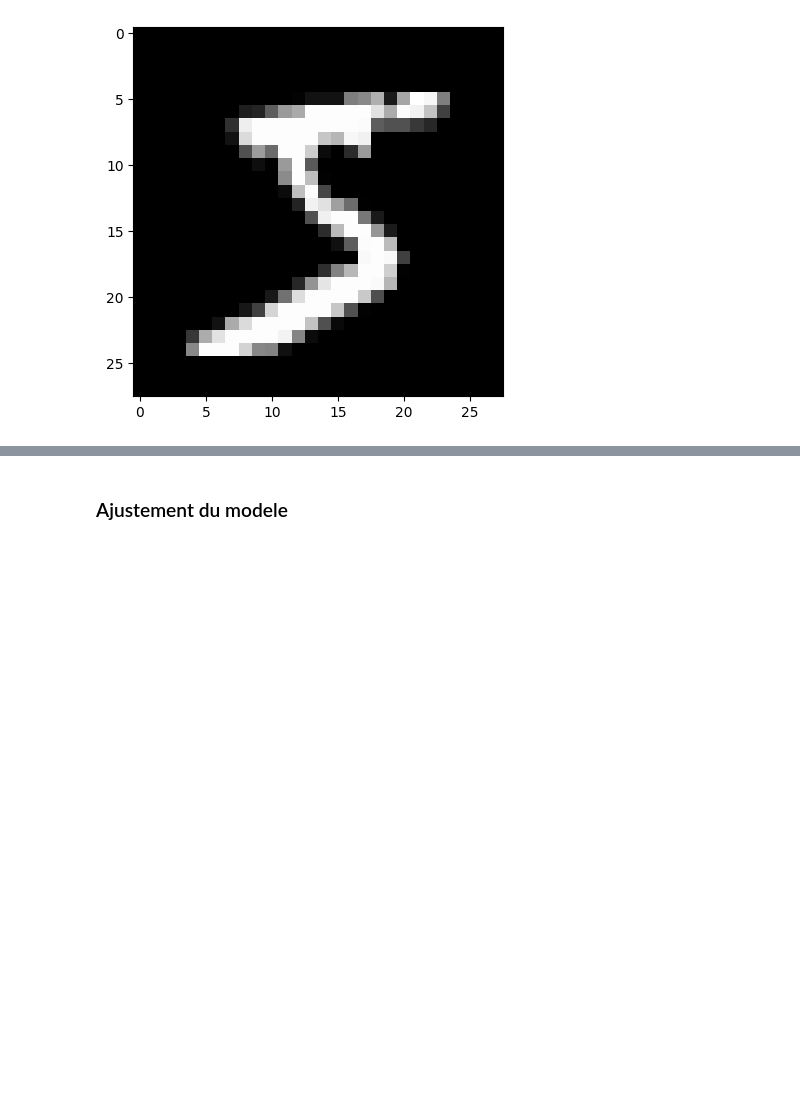
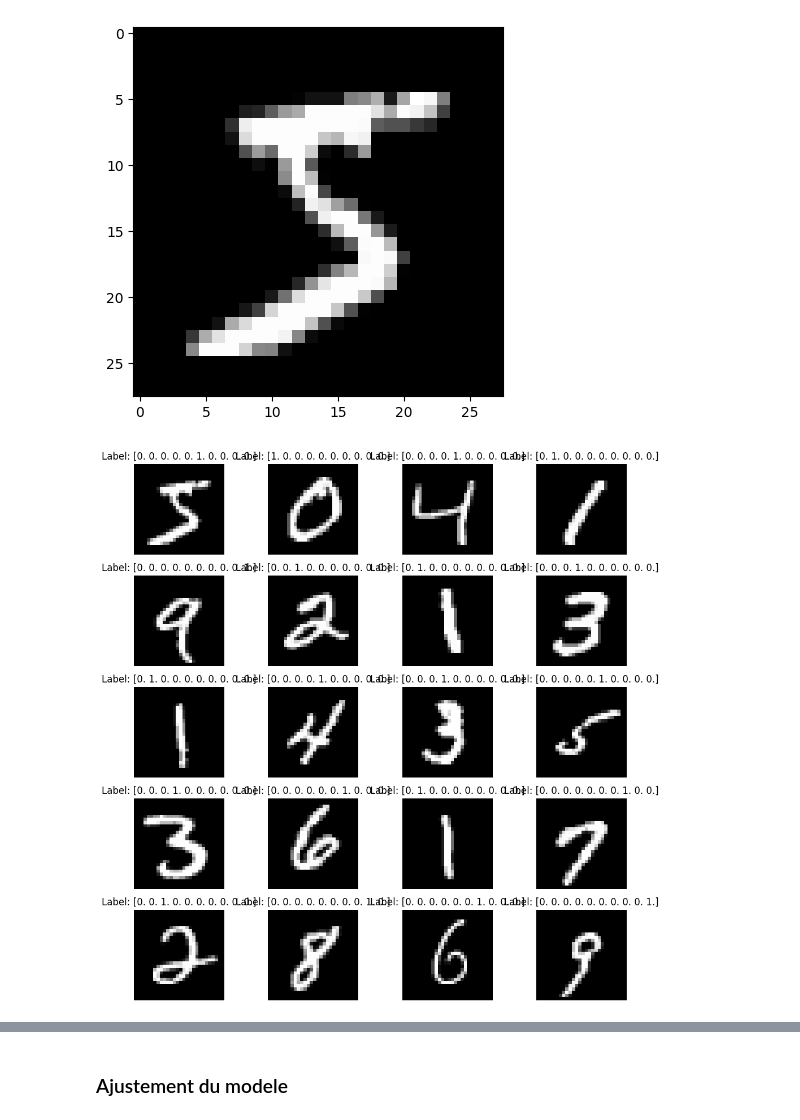
Before and after one commit to Abdkar95/Lab1_Deep_Learning_IRIS_V3, a Jupyter notebook: Lab2_.ipynb, the cells around one changed output, grey strips where cells are left out. Drawn from its saved outputs; the diff is of its cells as text; code cells hidden in the pictures; blank space fills up the shorter version.

```diff
--- a/Lab2_.ipynb
+++ b/Lab2_.ipynb
@@ -86,13 +86,15 @@ print("Label de l'image :", y_train[0])  # Affiche le label de l'image
 Label de l'image : [0. 0. 0. 0. 0. 1. 0. 0. 0. 0.]
 [figure]
 # %%
-# sample = 20
-# images = X_train[:sample]
-# fig = plt.figure(figsize=(10, 10))
-# for i in range(sample):
-#     ax = fig.add_subplot(5, 4, i + 1)
-#     ax.imshow(images[i], cmap='gray')
-#     ax.set_title(f"Label: {y_train[i]}")
-#     ax.axis('off')
-# plt.tight_layout()
-# plt.show()
+sample = 20
+images = X_train[:sample]
+fig = plt.figure(figsize=(10, 10))
+for i in range(sample):
+    ax = fig.add_subplot(5, 4, i + 1)
+    ax.imshow(images[i], cmap='gray')
+    ax.set_title(f"Label: {y_train[i]}")
+    ax.axis('off')
+plt.tight_layout()
+plt.show()
+# %% [output]
+[figure, added]
```
Also changed, not shown: parts of 15 cells of this notebook.
